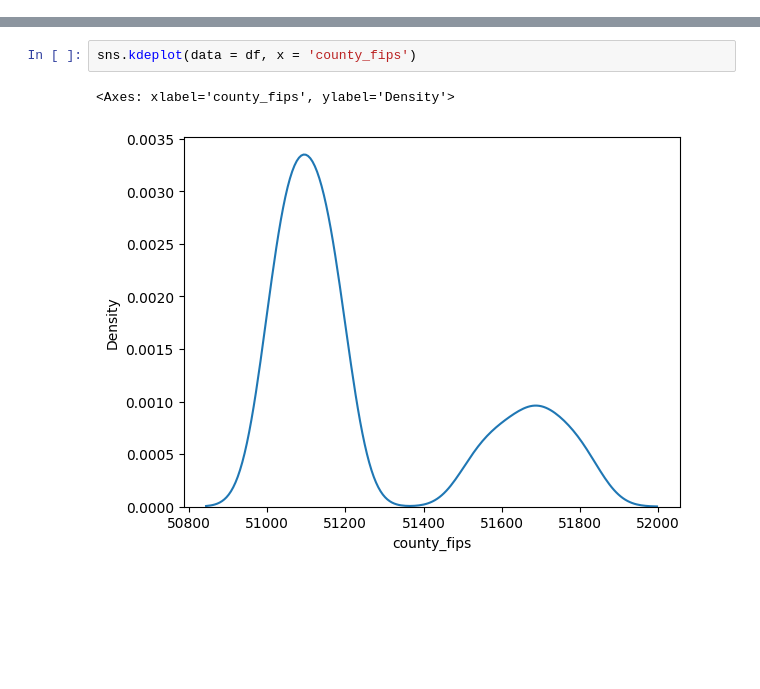
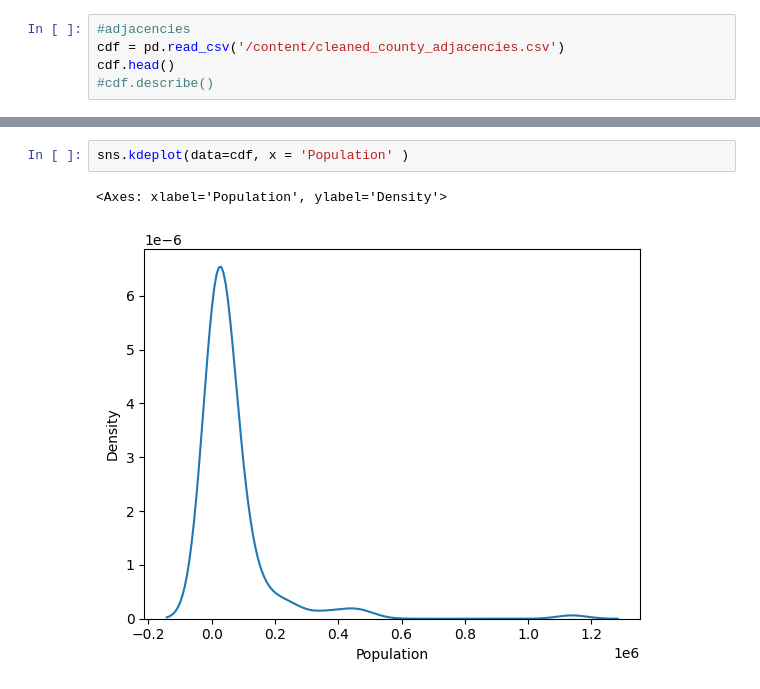
Before and after one commit to kelseymatsik/project_voting, a Jupyter notebook: Visuals: Density Plots.ipynb, the cells around one changed output, grey strips where cells are left out. Saved outputs shown, nothing was run; the diff lists cells and outputs as text; blank space fills up the shorter version.

Commit message:
Density Plots + Heatmaps

```diff
--- a/Visuals: Density Plots.ipynb
+++ b/Visuals: Density Plots.ipynb
@@ -40,0 +41,5 @@ sns.kdeplot(data = df, x = 'candidatevotes', hue = 'year')
+# %%
+#adjacencies
+cdf = pd.read_csv('/content/cleaned_county_adjacencies.csv')
+cdf.head()
+#cdf.describe()
@@ -41,5 +53,5 @@ sns.kdeplot(data = df, x = 'candidatevotes', hue = 'year')
 # %%
-sns.kdeplot(data = df, x = 'county_fips')
+sns.kdeplot(data=cdf, x = 'Population' )
 # %% [output]
-<Axes: xlabel='county_fips', ylabel='Density'>
+<Axes: xlabel='Population', ylabel='Density'>
-[figure, old version]
+[figure, new version]
```
Also changed, not shown: parts of 8 cells of this notebook.
